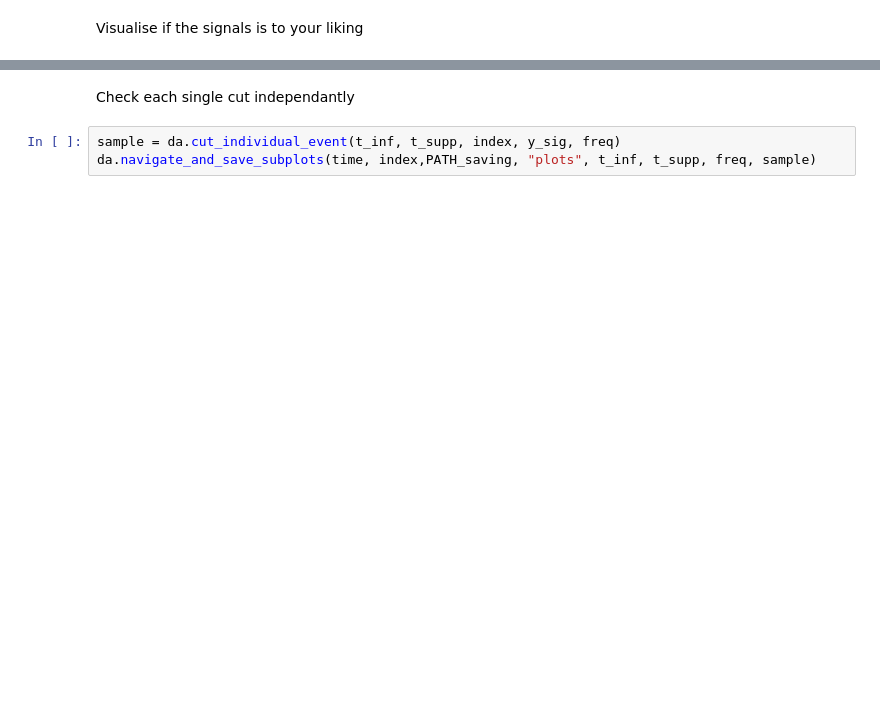
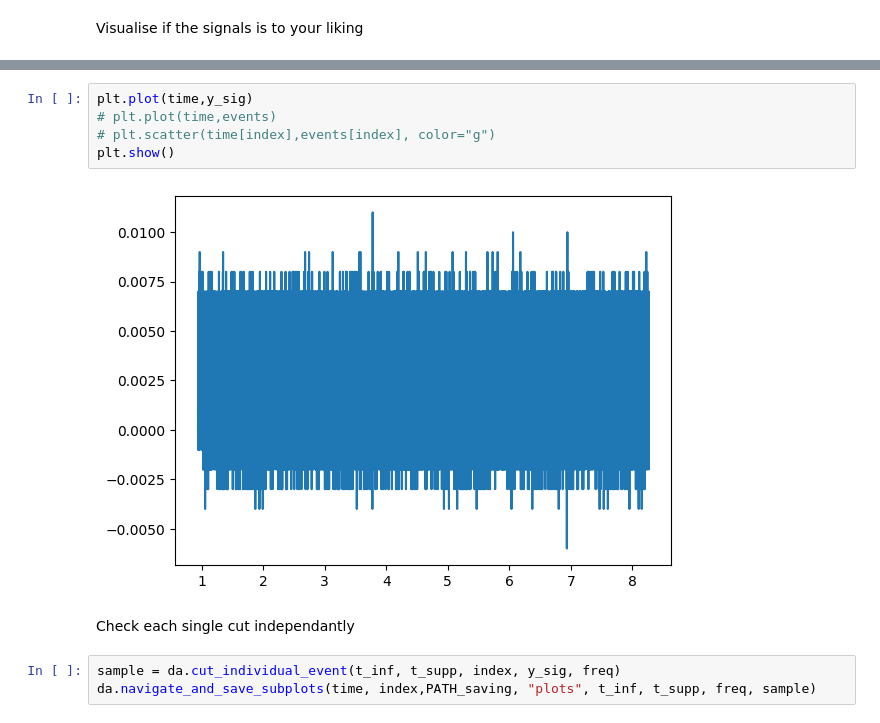
Before and after one commit to ethierlab/Data_Analysis, a Jupyter notebook: PSTH_graph.ipynb, the cells around one changed output, grey strips where cells are left out. Drawn from its saved outputs; the diff is of its cells as text; blank space fills up the shorter version.

```diff
--- a/PSTH_graph.ipynb
+++ b/PSTH_graph.ipynb
@@ -59,3 +66,10 @@ plt.show()
+# %%
+plt.plot(time,y_sig)
+# plt.plot(time,events)
+# plt.scatter(time[index],events[index], color="g")
+plt.show()
+# %% [output]
+[figure, added]
 # %% [markdown]
 Check each single cut independantly
 # %%
```
Also changed, not shown: parts of 7 cells of this notebook, 7 other files.
